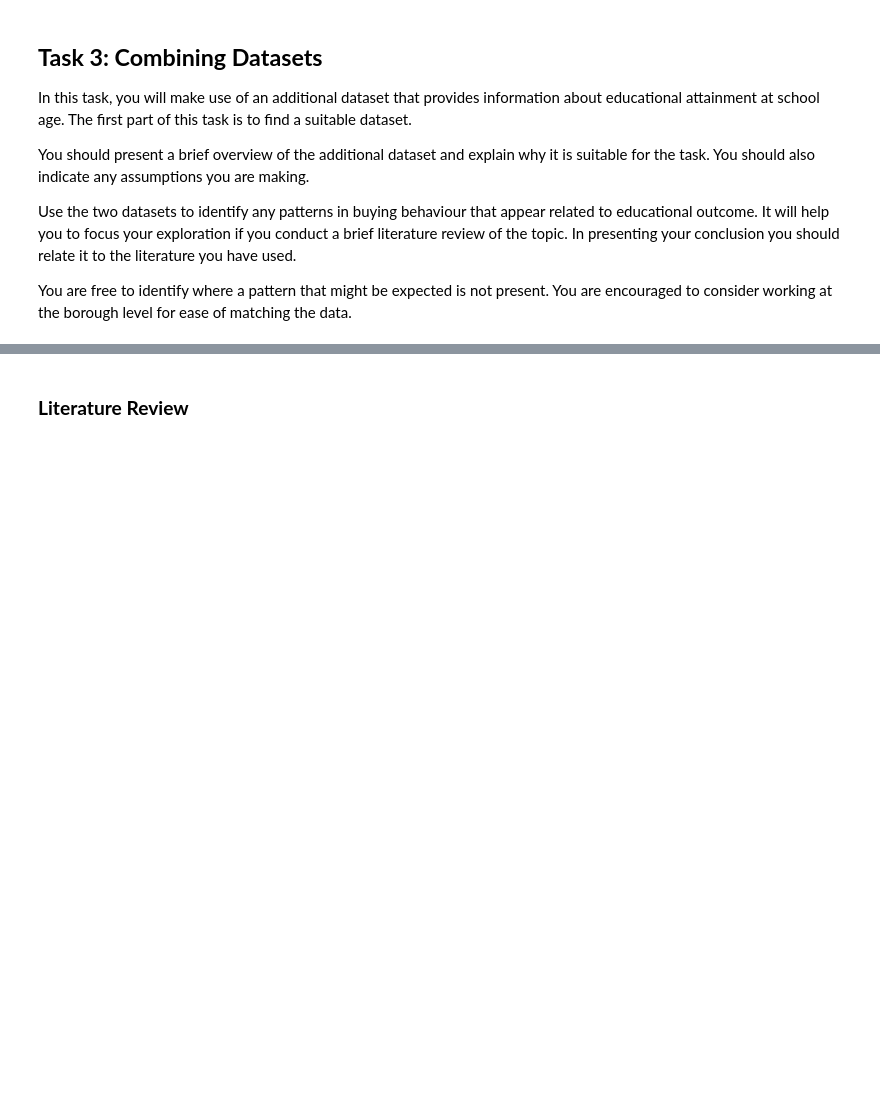
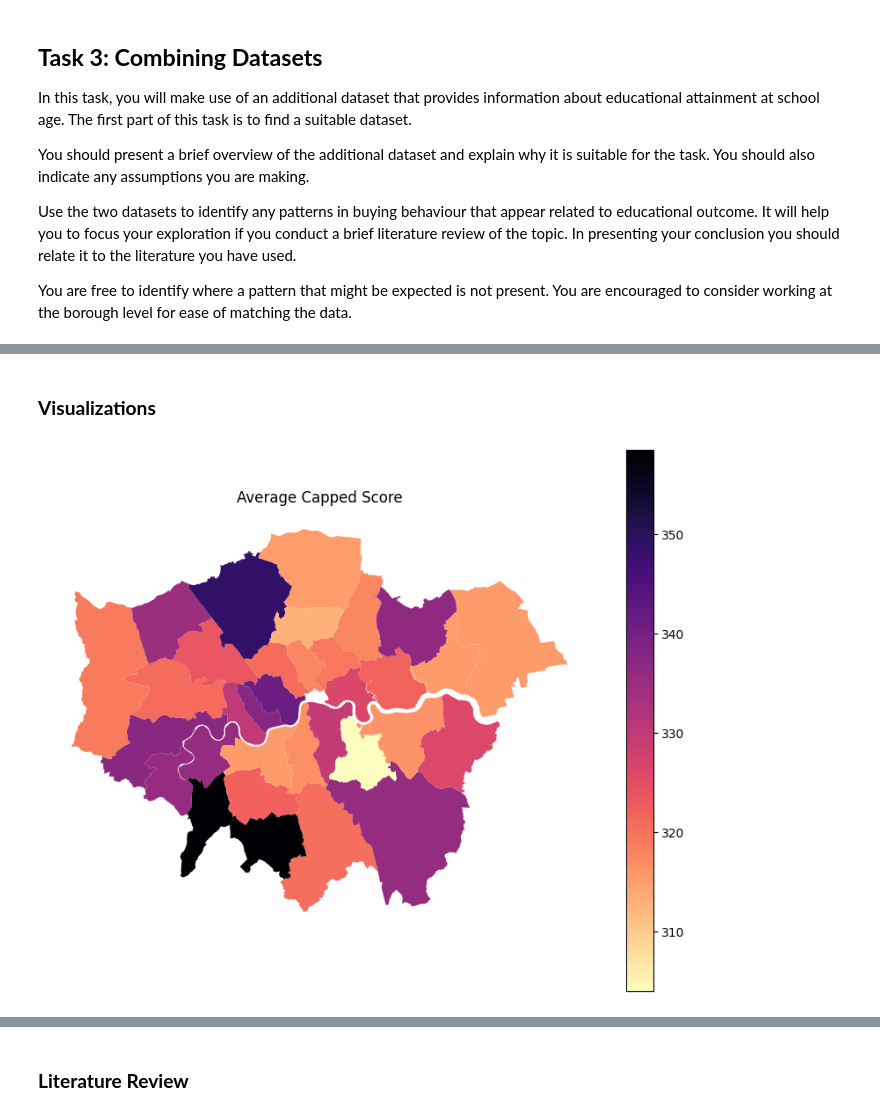
Before and after one commit to omarriyaz/Tesco_Grocery_and_Educational_Attainment, a Jupyter notebook: Code/Analysis.ipynb, the cells around one changed output, grey strips where cells are left out. Cells and saved outputs as stored; diff of their text form; code cells hidden in the pictures; blank space fills up the shorter version.

```diff
--- a/Code/Analysis.ipynb
+++ b/Code/Analysis.ipynb
@@ -588,9 +679,9 @@ The default of observed=False is deprecated and will be changed to True in a fut
 # %%
 # merge the grocery data with the map data
 
-choropleth_data = map_data.set_index('GSS_CODE').join(df.set_index('area_id'))
+choropleth_data_grocery = map_data.set_index('GSS_CODE').join(df.set_index('area_id'))
 
-choropleth_data.head(1)
+choropleth_data_grocery.head(1)
 # %% [output]
 |  | NAME | HECTARES | NONLD_AREA | ONS_INNER | SUB_2009 | SUB_2006 | geometry | weight | weight_perc2.5 | ... |
 | GSS_CODE |  |  |  |  |  |  |  |  |  | ... |
@@ -690,0 +772,15 @@ The dataset does not include data about the City of London borough, thus we will
+# %%
+# load in the dataset
+education_data = pd.read_excel('/Users/s16teen/Downloads/Work/UOB/SEM2/ADS2/Tesco_Grocery_and_Educational_Attainment/Data/gcse-results-old.xls', sheet_name='2014-15')
+
+# keep only whats required in our dataframe
+education_data = education_data.iloc[4:36, :12]
+
+# reset the index
+education_data.reset_index(drop=True, inplace=True)
+
+# rename the columns
+education_data.columns = ['Code', 'Area', 'Num_Pupils', '5+A*-C', '5+A*-C_With_Eng_Maths', '5+A*-G', '5+A*-G_With_Eng_Maths', 'Any_Passes', 'Avg_Capped_Score', 'Avg_Score', 'A*-C_Eng_Maths_Entered', 'A*-C_Eng_Maths_Achieved']
+
+# save the first 5 rows of the dataset to a csv file
+#education_data.to_csv('/Users/s16teen/Downloads/Work/UOB/SEM2/ADS2/Tesco_Grocery_and_Educational_Attainment/Data/education_data.csv')
@@ -690,0 +831,7 @@ The dataset does not include data about the City of London borough, thus we will
+# %%
+# find the Areas with the highest and lowest values for each of the columns
+for c in education_data.columns[2:]:
+    education_data[c] = education_data[c].astype(float)
+    print("Highest", c, "in Area: ", education_data[education_data[c] == education_data[c].max()]['Area'].values[0])
+    print("Lowest", c, "in Area: ", education_data[education_data[c] == education_data[c].min()]['Area'].values[0])
+    print()
@@ -690,0 +856,16 @@ The dataset does not include data about the City of London borough, thus we will
+# %% [markdown]
+### **Visualizations**
+# %%
+# merge the data with the map data
+choropleth_data_education = map_data.set_index('GSS_CODE').join(education_data.set_index('Code'))
+
+# choropleth for the best performance (Avg_Capped_Score) for each borough
+fig, ax = plt.subplots(1, 1, figsize=(10, 8))
+choropleth_data_education.plot('Avg_Capped_Score', ax=ax, legend=True, cmap='magma_r')
+ax.set_title('Average Capped Score')
+ax.axis('off')
+
+# Show plot
+plt.show()
+# %% [output]
+[figure, added]
```
Also changed, not shown: parts of 35 cells of this notebook.
